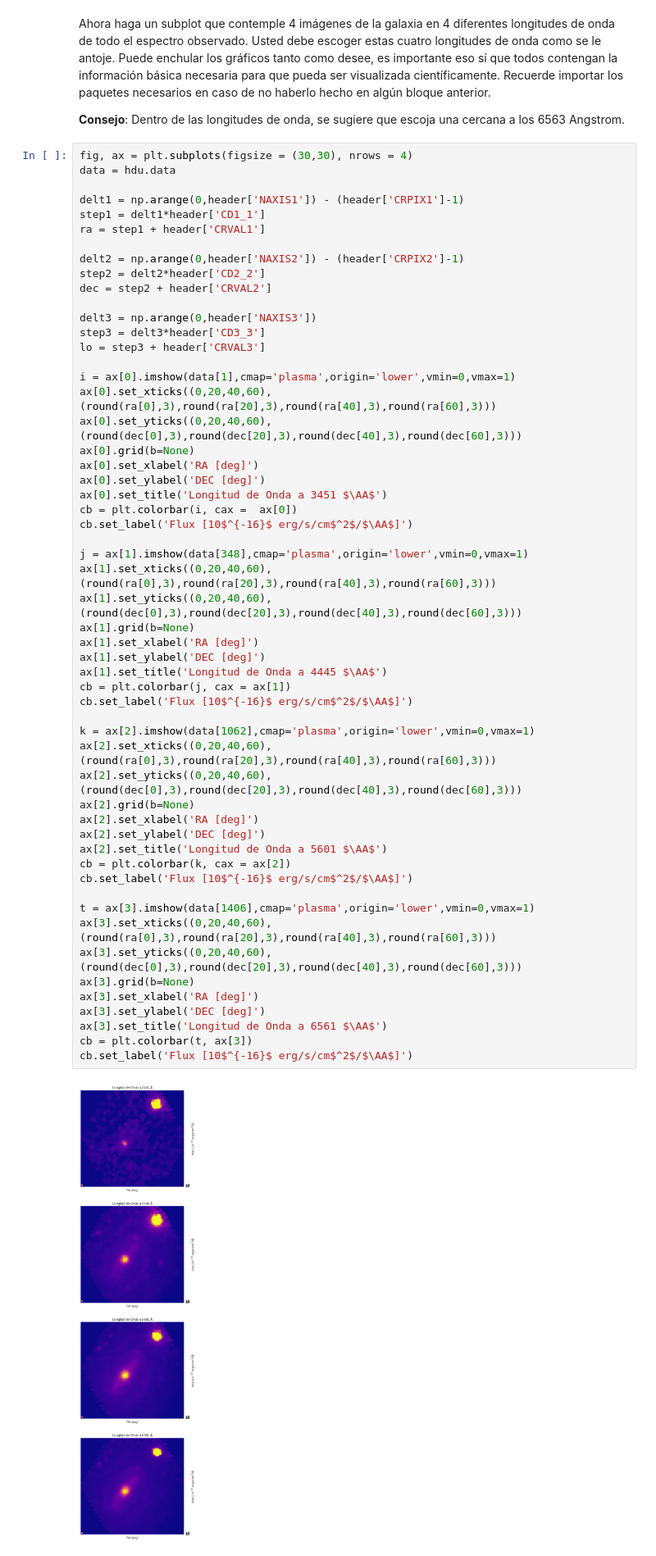
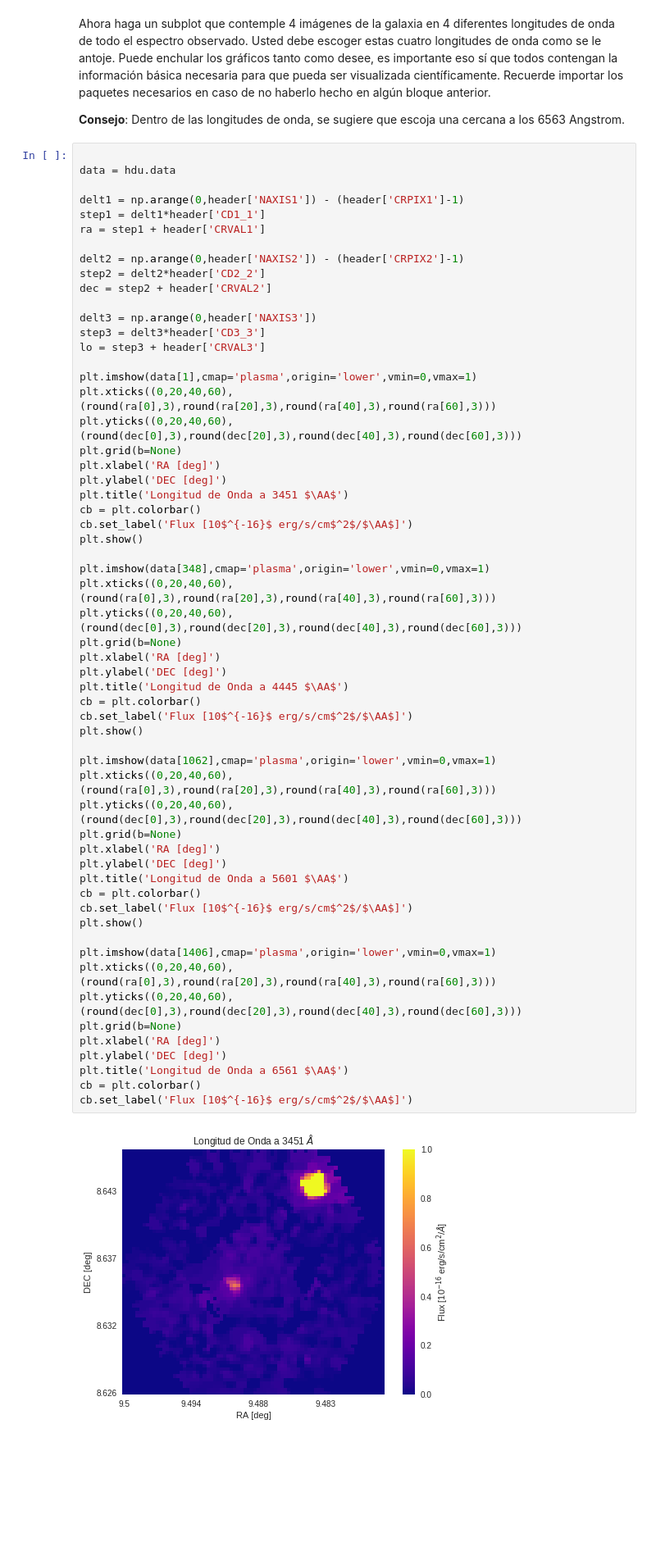
Before and after one commit to SimonSanfeliu/minitarea4, a Jupyter notebook: minitarea4.ipynb, the cells around one changed output. Shown at 82% size. Cells and saved outputs as stored; diff of their text form; blank space fills up the shorter version.

```diff
--- a/minitarea4.ipynb
+++ b/minitarea4.ipynb
@@ -71,59 +71,62 @@ Ahora haga un subplot que contemple 4 imágenes de la galaxia en 4 diferentes lo
 
 **Consejo**: Dentro de las longitudes de onda, se sugiere que escoja una cercana a los 6563 Angstrom.
 # %%
-fig, ax = plt.subplots(figsize = (30,30), nrows = 4)
+
 data = hdu.data
 
 delt1 = np.arange(0,header['NAXIS1']) - (header['CRPIX1']-1)
 step1 = delt1*header['CD1_1']
 ra = step1 + header['CRVAL1']
 
 delt2 = np.arange(0,header['NAXIS2']) - (header['CRPIX2']-1)
 step2 = delt2*header['CD2_2']
 dec = step2 + header['CRVAL2']
 
 delt3 = np.arange(0,header['NAXIS3'])
 step3 = delt3*header['CD3_3']
 lo = step3 + header['CRVAL3']
 
-i = ax[0].imshow(data[1],cmap='plasma',origin='lower',vmin=0,vmax=1)
-ax[0].set_xticks((0,20,40,60),(round(ra[0],3),round(ra[20],3),round(ra[40],3),round(ra[60],3)))
-ax[0].set_yticks((0,20,40,60),(round(dec[0],3),round(dec[20],3),round(dec[40],3),round(dec[60],3)))
-ax[0].grid(b=None)
-ax[0].set_xlabel('RA [deg]')
-ax[0].set_ylabel('DEC [deg]')
-ax[0].set_title('Longitud de Onda a 3451 $\AA$')
-cb = plt.colorbar(i, cax =  ax[0])
+plt.imshow(data[1],cmap='plasma',origin='lower',vmin=0,vmax=1)
+plt.xticks((0,20,40,60),(round(ra[0],3),round(ra[20],3),round(ra[40],3),round(ra[60],3)))
+plt.yticks((0,20,40,60),(round(dec[0],3),round(dec[20],3),round(dec[40],3),round(dec[60],3)))
+plt.grid(b=None)
+plt.xlabel('RA [deg]')
+plt.ylabel('DEC [deg]')
+plt.title('Longitud de Onda a 3451 $\AA$')
+cb = plt.colorbar()
 cb.set_label('Flux [10$^{-16}$ erg/s/cm$^2$/$\AA$]')
+plt.show()
 
-j = ax[1].imshow(data[348],cmap='plasma',origin='lower',vmin=0,vmax=1)
-ax[1].set_xticks((0,20,40,60),(round(ra[0],3),round(ra[20],3),round(ra[40],3),round(ra[60],3)))
-ax[1].set_yticks((0,20,40,60),(round(dec[0],3),round(dec[20],3),round(dec[40],3),round(dec[60],3)))
-ax[1].grid(b=None)
-ax[1].set_xlabel('RA [deg]')
-ax[1].set_ylabel('DEC [deg]')
-ax[1].set_title('Longitud de Onda a 4445 $\AA$')
-cb = plt.colorbar(j, cax = ax[1])
+plt.imshow(data[348],cmap='plasma',origin='lower',vmin=0,vmax=1)
+plt.xticks((0,20,40,60),(round(ra[0],3),round(ra[20],3),round(ra[40],3),round(ra[60],3)))
+plt.yticks((0,20,40,60),(round(dec[0],3),round(dec[20],3),round(dec[40],3),round(dec[60],3)))
+plt.grid(b=None)
+plt.xlabel('RA [deg]')
+plt.ylabel('DEC [deg]')
+plt.title('Longitud de Onda a 4445 $\AA$')
+cb = plt.colorbar()
 cb.set_label('Flux [10$^{-16}$ erg/s/cm$^2$/$\AA$]')
+plt.show()
 
-k = ax[2].imshow(data[1062],cmap='plasma',origin='lower',vmin=0,vmax=1)
-ax[2].set_xticks((0,20,40,60),(round(ra[0],3),round(ra[20],3),round(ra[40],3),round(ra[60],3)))
-ax[2].set_yticks((0,20,40,60),(round(dec[0],3),round(dec[20],3),round(dec[40],3),round(dec[60],3)))
-ax[2].grid(b=None)
-ax[2].set_xlabel('RA [deg]')
-ax[2].set_ylabel('DEC [deg]')
-ax[2].set_title('Longitud de Onda a 5601 $\AA$')
-cb = plt.colorbar(k, cax = ax[2])
+plt.imshow(data[1062],cmap='plasma',origin='lower',vmin=0,vmax=1)
+plt.xticks((0,20,40,60),(round(ra[0],3),round(ra[20],3),round(ra[40],3),round(ra[60],3)))
+plt.yticks((0,20,40,60),(round(dec[0],3),round(dec[20],3),round(dec[40],3),round(dec[60],3)))
+plt.grid(b=None)
+plt.xlabel('RA [deg]')
+plt.ylabel('DEC [deg]')
+plt.title('Longitud de Onda a 5601 $\AA$')
+cb = plt.colorbar()
 cb.set_label('Flux [10$^{-16}$ erg/s/cm$^2$/$\AA$]')
+plt.show()
 
-t = ax[3].imshow(data[1406],cmap='plasma',origin='lower',vmin=0,vmax=1)
-ax[3].set_xticks((0,20,40,60),(round(ra[0],3),round(ra[20],3),round(ra[40],3),round(ra[60],3)))
-ax[3].set_yticks((0,20,40,60),(round(dec[0],3),round(dec[20],3),round(dec[40],3),round(dec[60],3)))
-ax[3].grid(b=None)
-ax[3].set_xlabel('RA [deg]')
-ax[3].set_ylabel('DEC [deg]')
-ax[3].set_title('Longitud de Onda a 6561 $\AA$')
-cb = plt.colorbar(t, ax[3])
+plt.imshow(data[1406],cmap='plasma',origin='lower',vmin=0,vmax=1)
+plt.xticks((0,20,40,60),(round(ra[0],3),round(ra[20],3),round(ra[40],3),round(ra[60],3)))
+plt.yticks((0,20,40,60),(round(dec[0],3),round(dec[20],3),round(dec[40],3),round(dec[60],3)))
+plt.grid(b=None)
+plt.xlabel('RA [deg]')
+plt.ylabel('DEC [deg]')
+plt.title('Longitud de Onda a 6561 $\AA$')
+cb = plt.colorbar()
 cb.set_label('Flux [10$^{-16}$ erg/s/cm$^2$/$\AA$]')
 # %% [output]
-[figure, old version]
+[figure, new version]
```
Also changed, not shown: parts of 2 cells of this notebook.
